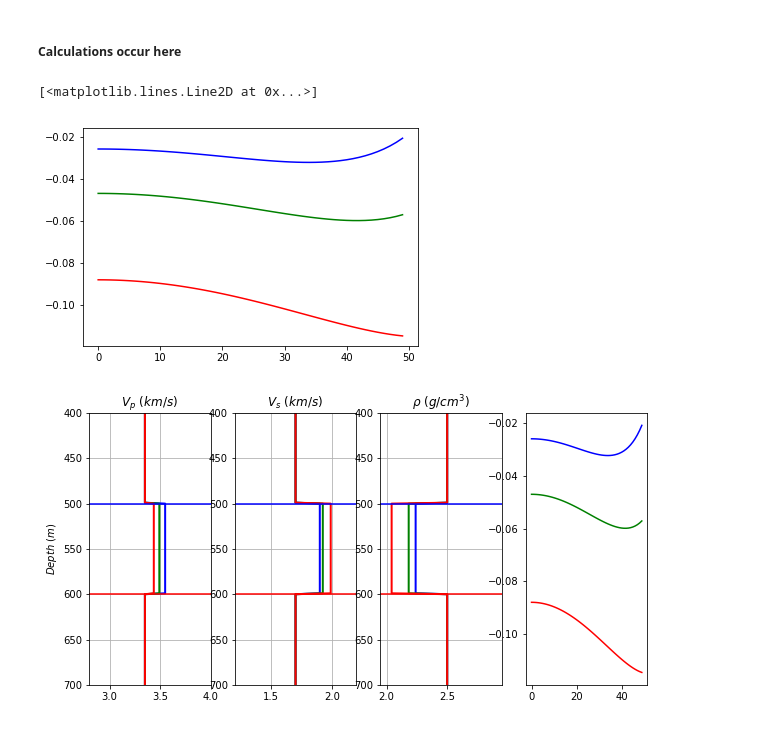
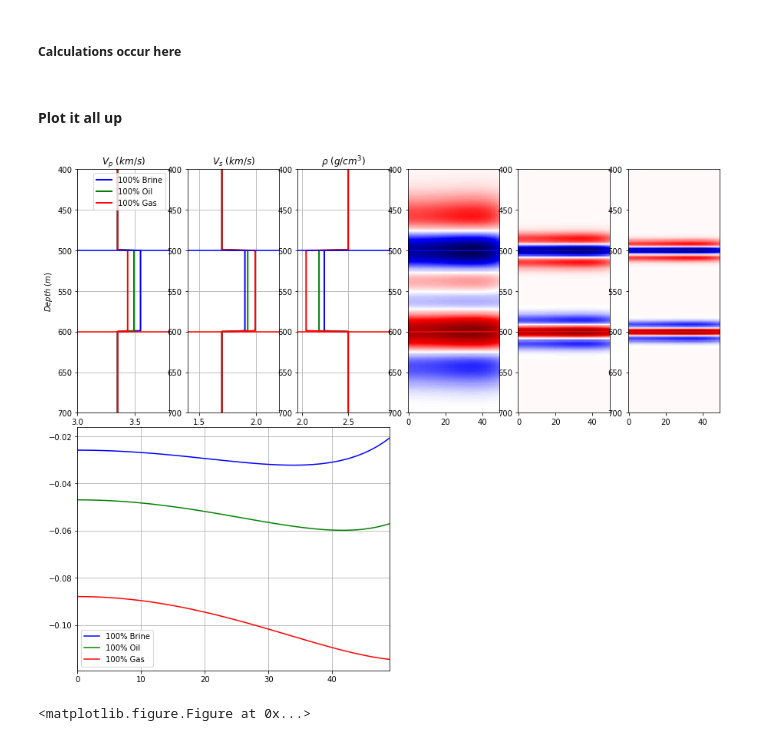
Before and after one commit to tccw/geotools, a Jupyter notebook: FluidSubstitution.ipynb, the cells around one changed output. Cells and saved outputs as stored; diff of their text form; code cells hidden in the pictures.

Commit message:
Updated  plotting and synthetic
Experiemented with different ways to plot and generate synthetic gathers for fluid sub comparison.

```diff
--- a/FluidSubstitution.ipynb
+++ b/FluidSubstitution.ipynb
@@ -387,56 +450,77 @@ lyr_times.append(t_int)
 #    syn_buf = np.convolve(rc, wvlt_amp, mode='same')
 #    syn_buf = list(syn_buf)
 #    syn_zoep_pp.append(syn_buf)
-# %%
-#plt.plot(zoeRppRps(vpInSitu,vsInSitu,rhobInSitu,thetaMax,RppCalc = True, RpsCalc = False),'k')
-plt.plot(np.array(RppTop[0]).T,color='b')
-plt.plot(np.array(RppTop[1]).T, color='g')
-plt.plot(np.array(RppTop[2]).T, color = 'r')
-#plt.plot(zoeRppRps(vpInSitu2,vsInSitu2,rhobInSitu2,thetaMax,RppCalc=True,RpsCalc=False),'k')
-#plt.plot()
-# %% [output]
-[<matplotlib.lines.Line2D at 0x...>]
-[figure, removed]
+# %% [markdown]
+#### Plot it all up
 # %%
+plt.figure(figsize = (15,12))
+
+ax1 = plt.subplot2grid((6, 6), (0, 0), colspan=1, rowspan = 3)
+ax2 = plt.subplot2grid((6, 6), (0, 1), colspan = 1, rowspan = 3)
+ax3 = plt.subplot2grid((6, 6), (0, 2), colspan = 1, rowspan = 3)
+ax4 = plt.subplot2grid((6, 6), (3, 0), colspan = 3, rowspan = 3)
+ax5 = plt.subplot2grid((6, 6), (0, 3), colspan=1, rowspan = 3)
+ax6 = plt.subplot2grid((6, 6), (0, 4), colspan=1, rowspan = 3)
+ax7 = plt.subplot2grid((6, 6), (0, 5), colspan=1, rowspan = 3)
+
+ax = [ax5,ax6, ax7]
+
 plt.figure(figsize=(10,5))
 color = ['b','g','r']
+labels = ['100% Brine', '100% Oil', '100% Gas']
 
-ax1 = plt.subplot(141)
 for i in range(0,len(vpCurve)):
-    ax1.plot(vpCurve[i]/1000, np.arange(len(vpCurve[0]/1000)), color = color[i],linewidth = 2)
-ax1.set_xlim(2.8,4)
+    ax1.plot(vpCurve[i]/1000, np.arange(len(vpCurve[0]/1000)), color = color[i],linewidth = 2, label = labels[i])
+ax1.set_xlim(3,3.8)
 ax1.set_ylim(z_int[1]-100,z_int[2]+100)
 ax1.set_title(r'$V_p\ (km/s)$')
 ax1.set_ylabel(r'$Depth\ (m)$')
 ax1.axhline(z_int[1],color = 'b')
 ax1.axhline(z_int[2],color = 'r')
 ax1.grid()
 ax1.invert_yaxis()
+ax1.legend(loc = 1)
 
-ax2 = plt.subplot(142)
 for i in range(0,len(vpCurve)):
     ax2.plot(vsCurve[i]/1000, np.arange(len(vsCurve[0]/1000)), color = color[i],linewidth = 2)
-ax2.set_xlim(1.2,2.2)
+ax2.set_xlim(1.4,2.2)
 ax2.set_ylim(z_int[1]-100,z_int[2]+100)
 ax2.set_title(r'$V_s\ (km/s)$')
 ax2.axhline(z_int[1],color = 'b')
 ax2.axhline(z_int[2],color = 'r')
 ax2.grid()
 ax2.invert_yaxis()
 
-ax3 = plt.subplot(143)
 for i in range(0,len(vpCurve)):
     ax3.plot(rhobCurve[i]/1000, np.arange(len(vpCurve[0]/1000)), color = color[i],linewidth = 2)
 ax3.set_xlim(1.95,2.95)
 ax3.set_ylim(z_int[1]-100,z_int[2]+100)
 ax3.set_title(r'$\rho \ (g/cm^3)$')
 ax3.axhline(z_int[1],color = 'b')
 ax3.axhline(z_int[2],color = 'r')
 ax3.grid()
 ax3.invert_yaxis()
 
-ax4 = plt.subplot(144)
 for i in range(0,len(vpCurve)):
-    plt.plot(np.array(RppTop[i]).T,color=color[i])
+    ax4.plot(np.array(RppTop[i]).T,color=color[i], label = labels[i])
+ax4.set_xlim(0,thetaMax-1)
+
+ax4.grid()
+ax4.legend()
+
+for i in range(0,len(test)):
+    ax[i].imshow(test[i], cmap = 'seismic', aspect = 'auto')
+    ax[i].axhline(z_int[1],color = 'b')
+    ax[i].axhline(z_int[2],color = 'r')
+    ax[i].set_ylim(z_int[1]-100,z_int[2]+100)
+    ax[i].invert_yaxis()
+
+
+#ax5.imshow(test[0], cmap = 'seismic', aspect = 'auto')
+#ax5.axhline(z_int[1],color = 'b')
+#ax5.axhline(z_int[2],color = 'r')
+#ax5.set_ylim(z_int[1]-100,z_int[2]+100)
+#ax5.invert_yaxis()
 # %% [output]
-[figure, old version]
+[figure, new version]
+<matplotlib.figure.Figure at 0x...>
```
Also changed, not shown: parts of 9 cells of this notebook, 1 other file.
